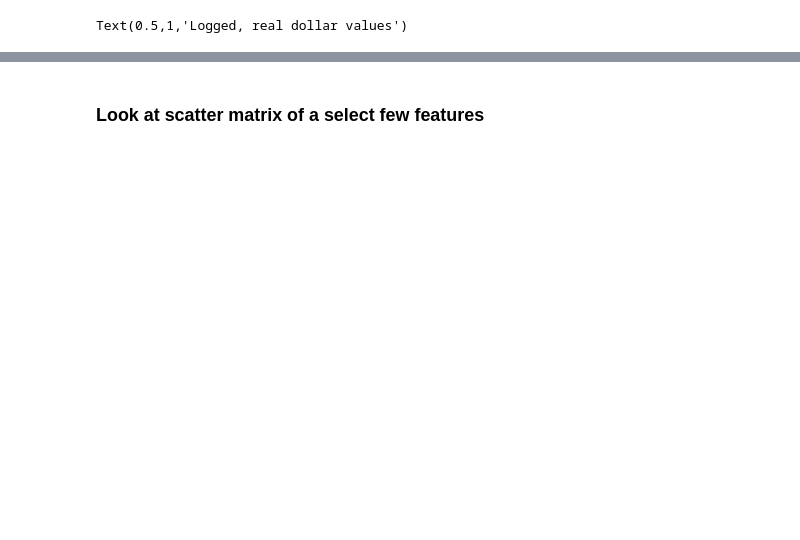
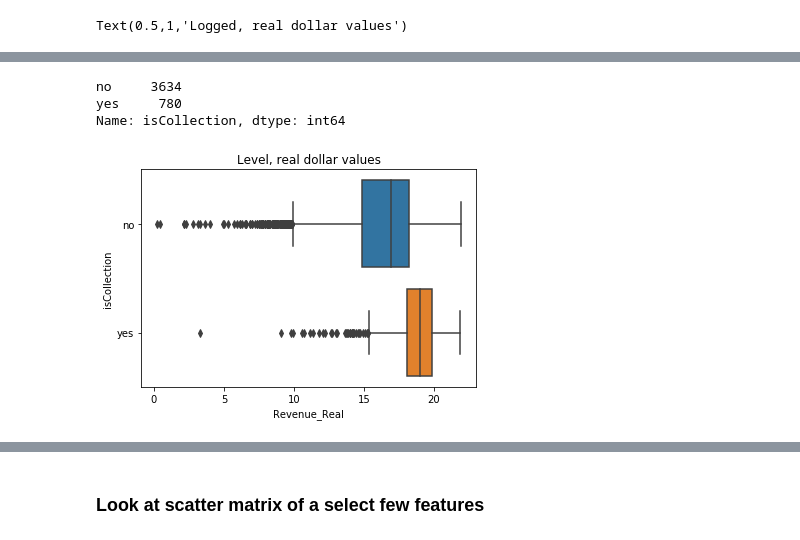
Before and after one commit to fagan2888/Box-Office, a Jupyter notebook: codes/Data_modeling_notebook/exploreMoviesData.ipynb, the cells around one changed output, grey strips where cells are left out. Drawn from its saved outputs; the diff is of its cells as text; code cells hidden in the pictures; blank space fills up the shorter version.

```diff
--- a/codes/Data_modeling_notebook/exploreMoviesData.ipynb
+++ b/codes/Data_modeling_notebook/exploreMoviesData.ipynb
@@ -189 +188,14 @@ g = sns.jointplot(x=(movies['Revenue_Real']), y=movies['Rating_RT'],  kind='hex'
+# %%
+%matplotlib inline
+isCollection_string = movies['isCollection'].apply(lambda x: "yes" if x==1 else "no")
+print(isCollection_string.value_counts())
+
+ax = sns.boxplot(x=np.log(movies["Revenue_Real"]), y=isCollection_string)
+plt.title('Level, real dollar values')
+plt.show()
+# %% [output]
+no     3634
+yes     780
+Name: isCollection, dtype: int64
+[figure, added]
 # %%
```
Also changed, not shown: parts of 2 cells of this notebook, 4 other files.
